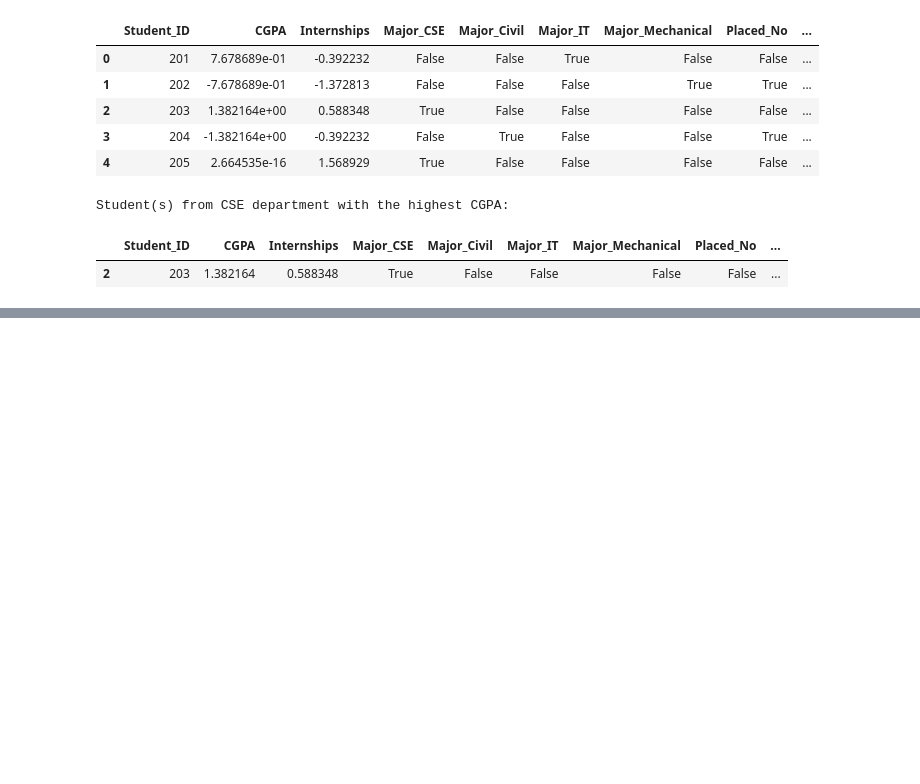
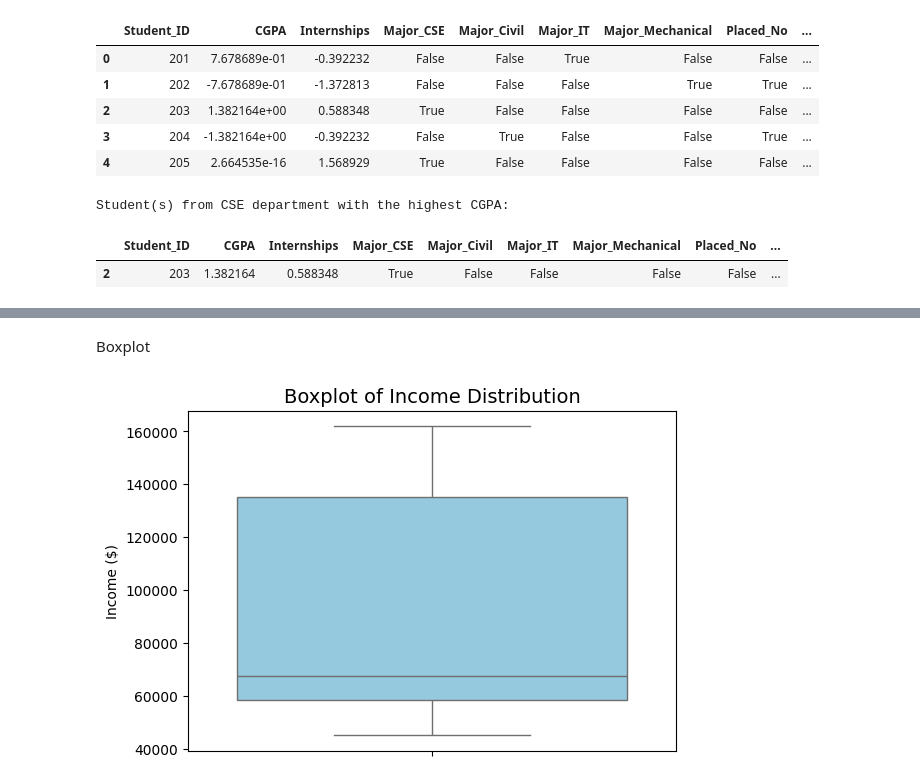
Before and after one commit to nupur221/ML_problem_solving, a Jupyter notebook: data_hnd.ipynb, the cells around one changed output, grey strips where cells are left out. Drawn from its saved outputs; the diff is of its cells as text; code cells hidden in the pictures; blank space fills up the shorter version.

```diff
--- a/data_hnd.ipynb
+++ b/data_hnd.ipynb
@@ -129,0 +175,12 @@ Student(s) from CSE department with the highest CGPA:
+# %% [markdown]
+Boxplot
+# %%
+plt.figure(figsize=(6, 4))
+sns.boxplot(y="Income($)", data=df, color="skyblue")
+plt.title("Boxplot of Income Distribution", fontsize=14)
+plt.ylabel("Income ($)")
+plt.tight_layout()
+# plt.savefig("boxplot.pdf")
+plt.show()
+# %% [output]
+[figure, added]
```
Also changed, not shown: parts of 7 cells of this notebook.
